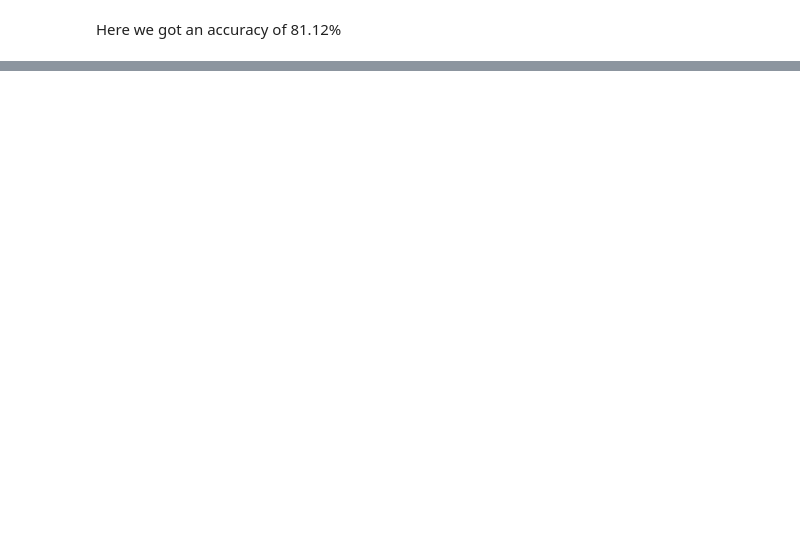
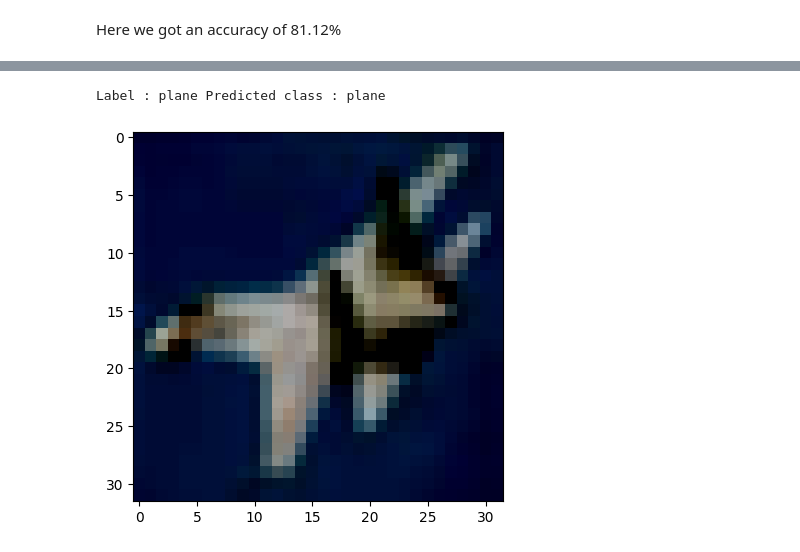
Before and after one commit to deepaksirohiwal/Deep_Learning_with_PyTorch, a Jupyter notebook: cifar10_cnn.ipynb, the cells around one changed output, grey strips where cells are left out. Saved outputs shown, nothing was run; the diff lists cells and outputs as text; code cells hidden in the pictures; blank space fills up the shorter version.

```diff
--- a/cifar10_cnn.ipynb
+++ b/cifar10_cnn.ipynb
@@ -211,0 +234,5 @@ Here we got an accuracy of 81.12%
+# %%
+img, label = test_data[10]
+plt.imshow(img.permute(1,2,0))
+print('Label :',classes[label],'Predicted class :', predict_image(img, model))
+# %% [output]
@@ -211,0 +240,2 @@ Here we got an accuracy of 81.12%
+Label : plane Predicted class : plane
+[figure, added]
```
Also changed, not shown: parts of 13 cells of this notebook.
